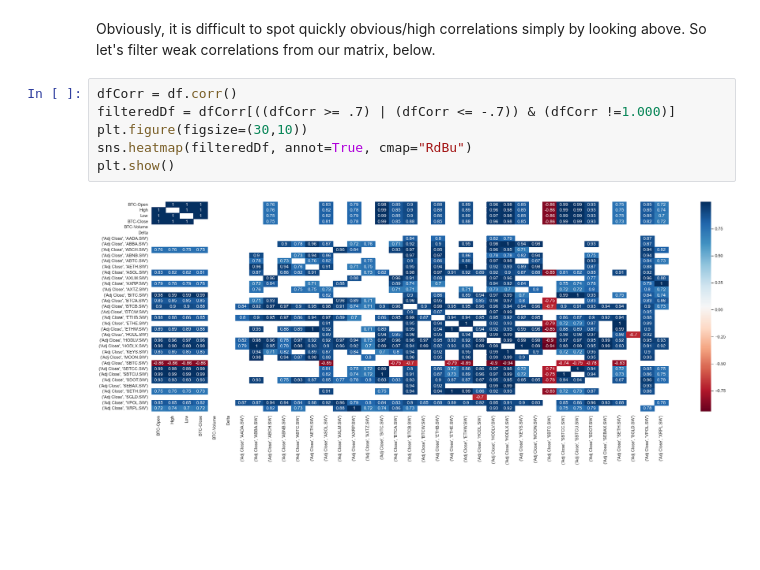
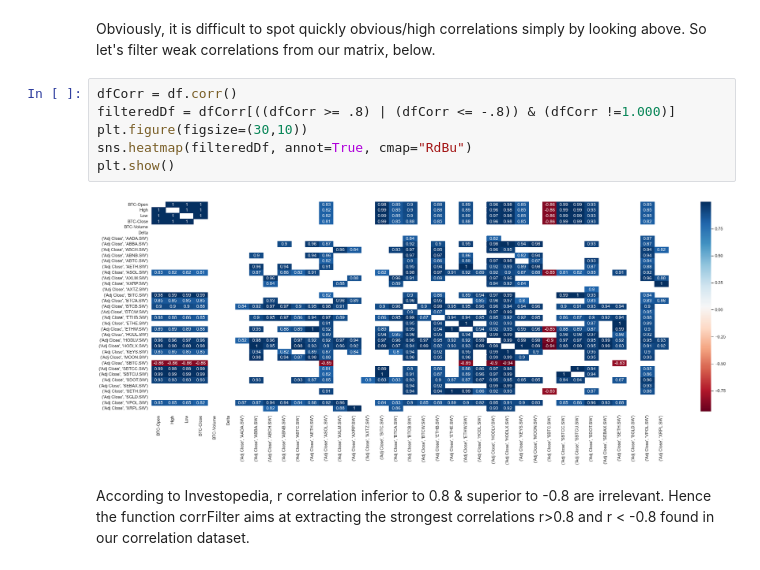
Before and after one commit to HoussamZak/EDA_ETP_Amun21, a Jupyter notebook: 4_Correlations_ETPs_and_BTC.ipynb, the cells around one changed output. Saved outputs shown, nothing was run; the diff lists cells and outputs as text; blank space fills up the shorter version.

```diff
--- a/4_Correlations_ETPs_and_BTC.ipynb
+++ b/4_Correlations_ETPs_and_BTC.ipynb
@@ -70,9 +70,12 @@ Obviously, it is difficult to spot quickly obvious/high correlations simply by l
 So let's filter weak correlations from our matrix, below.
 # %%
 dfCorr = df.corr()
-filteredDf = dfCorr[((dfCorr >= .7) | (dfCorr <= -.7)) & (dfCorr !=1.000)]
+filteredDf = dfCorr[((dfCorr >= .8) | (dfCorr <= -.8)) & (dfCorr !=1.000)]
 plt.figure(figsize=(30,10))
 sns.heatmap(filteredDf, annot=True, cmap="RdBu")
 plt.show()
 # %% [output]
-[figure, old version]
+[figure, new version]
+# %% [markdown]
+According to Investopedia, r correlation inferior to 0.8 & superior to -0.8 are irrelevant.
+Hence the function corrFilter aims at extracting the strongest correlations r>0.8 and r < -0.8 found in our correlation dataset.
```
Also changed, not shown: parts of 2 cells of this notebook, 44 other files.
